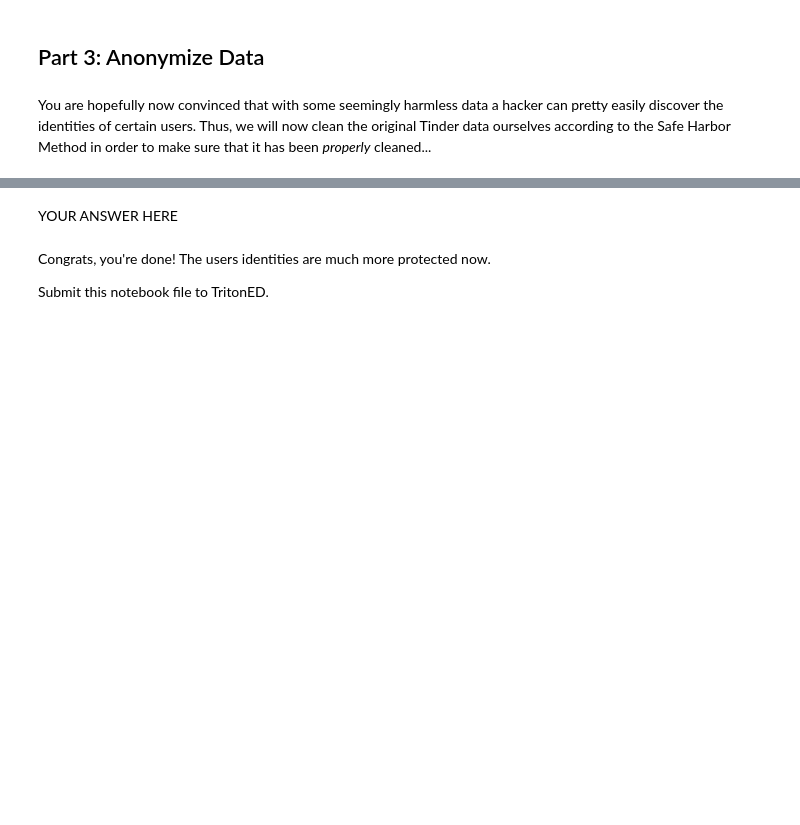
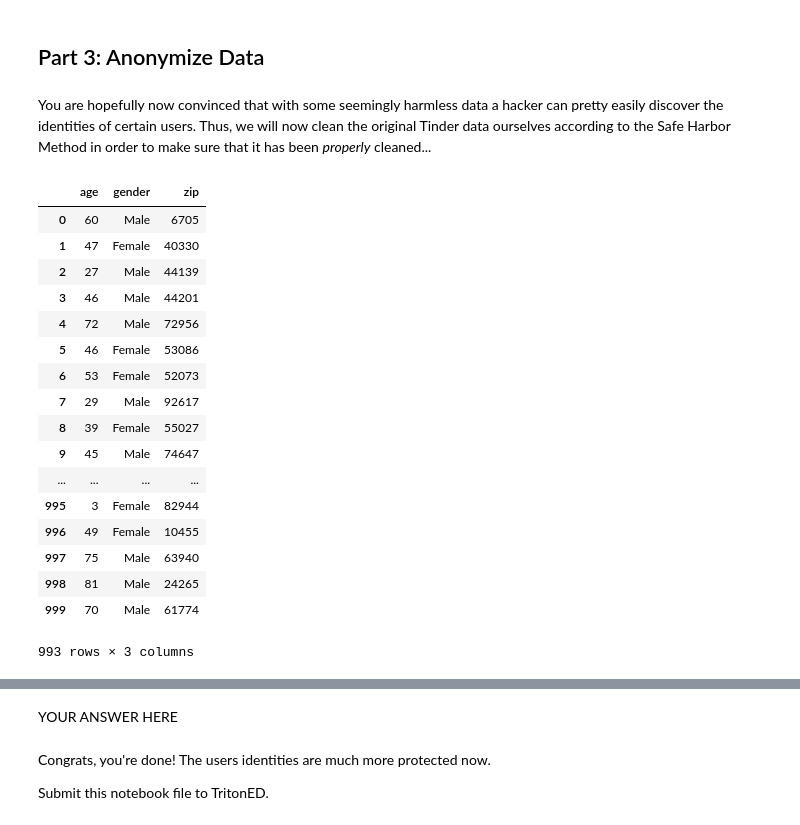
Before and after one commit to brn016/Assignments, a Jupyter notebook: A3/A3_N5293.ipynb, the cells around one changed output, grey strips where cells are left out. Cells and saved outputs as stored; diff of their text form; code cells hidden in the pictures; blank space fills up the shorter version.

```diff
--- a/A3/A3_N5293.ipynb
+++ b/A3/A3_N5293.ipynb
@@ -461,7 +461,7 @@ You are hopefully now convinced that with some seemingly harmless data a hacker
 # Hint: you can still use 'pd.read_json', you just need to add another argument.
 
 # YOUR CODE HERE
-raise NotImplementedError()
+df_users = pd.read_json('user_dat.json', lines=True)
 # %%
 assert isinstance(df_users, pd.DataFrame)
 # %%
@@ -472,17 +472,37 @@ assert isinstance(df_users, pd.DataFrame)
 #   Note that details on the Safe Harbour method are covered in the Tutorials.
 
 # YOUR CODE HERE
-raise NotImplementedError()
+df_users.drop(['email', 'first_name', 'last_name', 'phone', "ip_address"], axis=1, inplace=True)
 # %%
 assert len(df_users.columns) == 3
 # %%
 # 3c) Drop ages that are above 90
 
 # Safe Harbour rule C:
 #   Drop all the rows which have age greater than 90 from df_users
 
 # YOUR CODE HERE
-raise NotImplementedError()
+df_users = df_users[df_users['age']<=90]
+df_users
+# %% [output]
+|  | age | gender | zip |
+| 0 | 60 | Male | 6705 |
+| 1 | 47 | Female | 40330 |
+| 2 | 27 | Male | 44139 |
+| 3 | 46 | Male | 44201 |
+| 4 | 72 | Male | 72956 |
+| 5 | 46 | Female | 53086 |
+| 6 | 53 | Female | 52073 |
+| 7 | 29 | Male | 92617 |
+| 8 | 39 | Female | 55027 |
+| 9 | 45 | Male | 74647 |
+| ... | ... | ... | ... |
+| 995 | 3 | Female | 82944 |
+| 996 | 49 | Female | 10455 |
+| 997 | 75 | Male | 63940 |
+| 998 | 81 | Male | 24265 |
+| 999 | 70 | Male | 61774 |
+993 rows × 3 columns
 # %%
 assert df_users.shape == (993, 3)
 # %%
```
Also changed, not shown: parts of 1 cell of this notebook.
